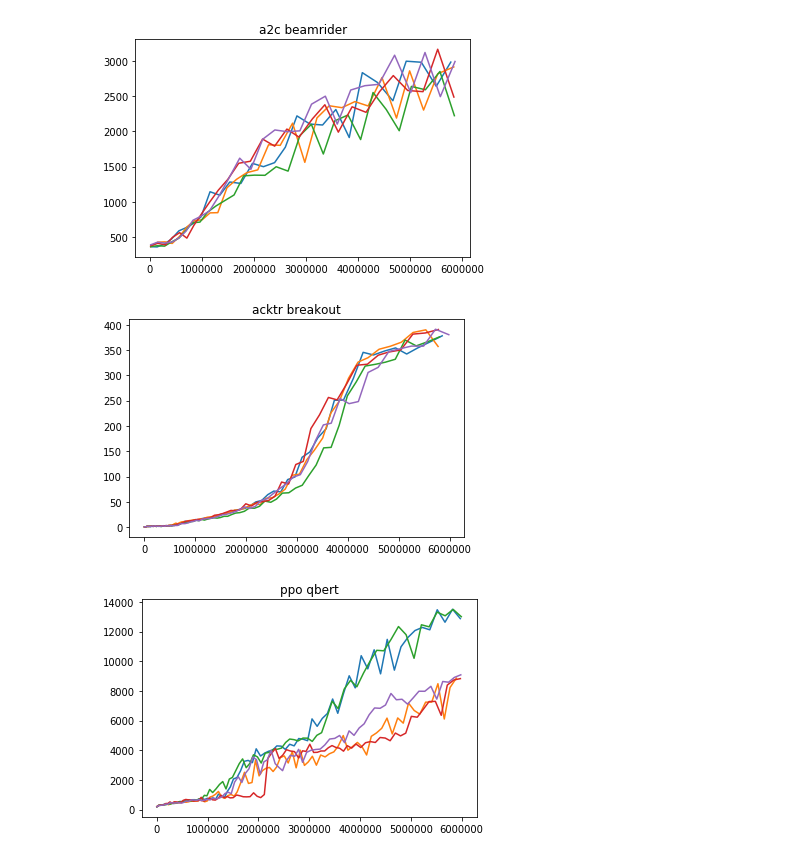
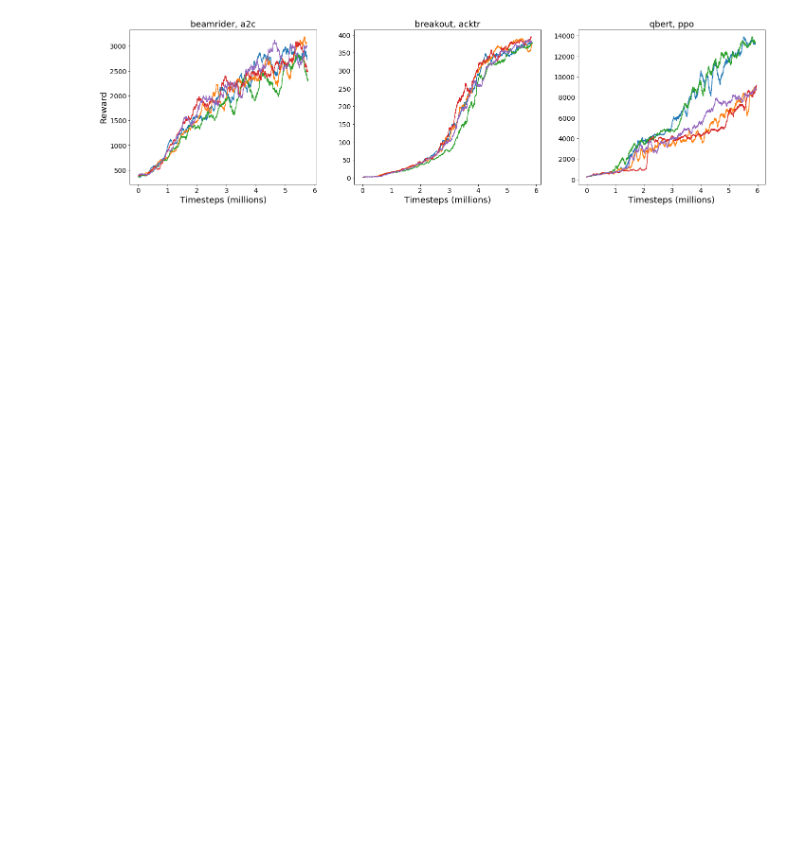
Before and after one commit to mgwillia/pytorch-a2c-ppo-acktr-gail, a Jupyter notebook: figure_3.ipynb, the cells around one changed output. Cells and saved outputs as stored; diff of their text form; code cells hidden in the pictures; blank space fills up the shorter version.

```diff
--- a/figure_3.ipynb
+++ b/figure_3.ipynb
@@ -68,27 +68,33 @@ for algo in algos:
             trialNames.append(trialName)
 # %%
 import matplotlib.pyplot as plt
+from pylab import rcParams
+rcParams['figure.figsize'] = 24, 6 #width, height
 
 def running_mean(x, N):
     cumsum = numpy.cumsum(numpy.insert(x, 0, 0))
     return (cumsum[N:] - cumsum[:-N]) / float(N)
 
+fig, axs = plt.subplots(1, 3)
 for i, algo in enumerate(algos):
     game = games[i]
 
-    plt.figure(i)
-    plt.title(algo + ' ' + game)
+    ax = axs[i]
+    ax.set_title(game + ', ' + algo, fontsize=18)
 
     for trialNum in range(1, numTrials + 1):
         trialNumStr = str(trialNum)
         trialName = algo + '_' + game + '_' + trialNumStr
         times, rewards = getTrialStats(trialName)
         times, rewards = zip(*sorted(zip(times, rewards)))
-        rewardsWindow = running_mean(numpy.array(rewards), 50)
-        plt.plot(numpy.array(times[:-49:100]), numpy.array(rewardsWindow[::100]))
+        rewardsWindow = running_mean(numpy.array(rewards), 100)
+        ax.plot(numpy.array(times[:-99]) / 1e6, numpy.array(rewardsWindow))
+
+    ax.set_xlabel('Timesteps (millions)', fontsize=18)
+    if i == 0:
+        ax.set_ylabel('Reward', fontsize=18)
+    ax.tick_params(axis='both', which='major', labelsize=14)
 
 plt.show()
 # %% [output]
-[figure, old version]
+[figure, new version]
-[figure, removed]
-[figure, removed]
```
Also changed, not shown: 1 other file.
